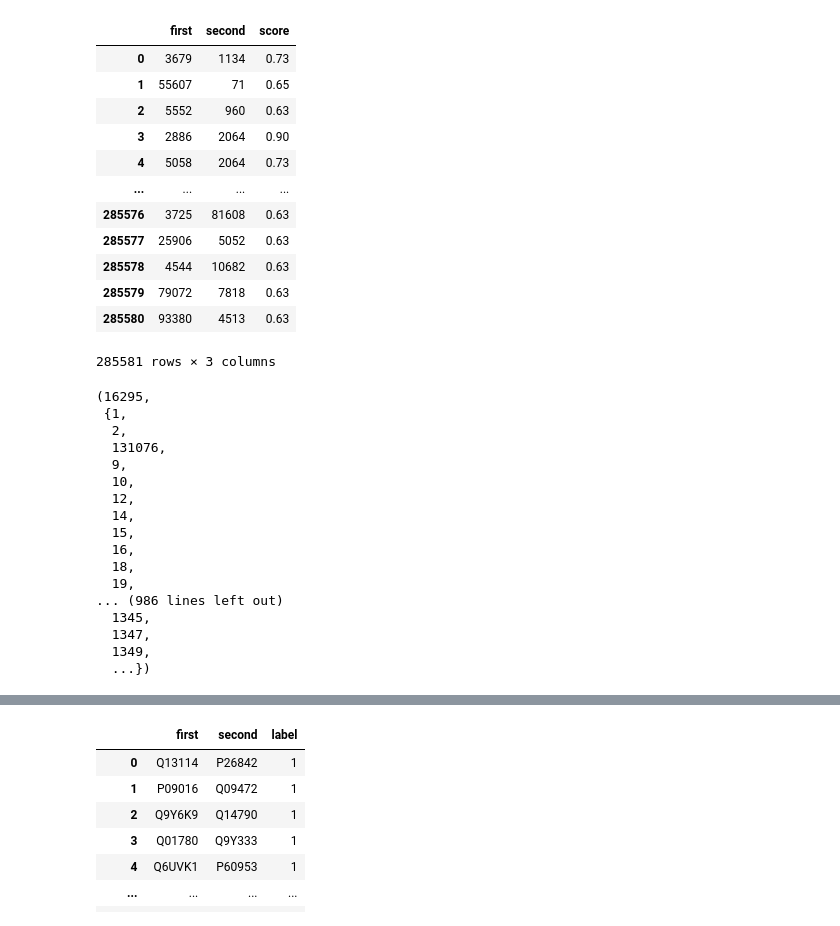
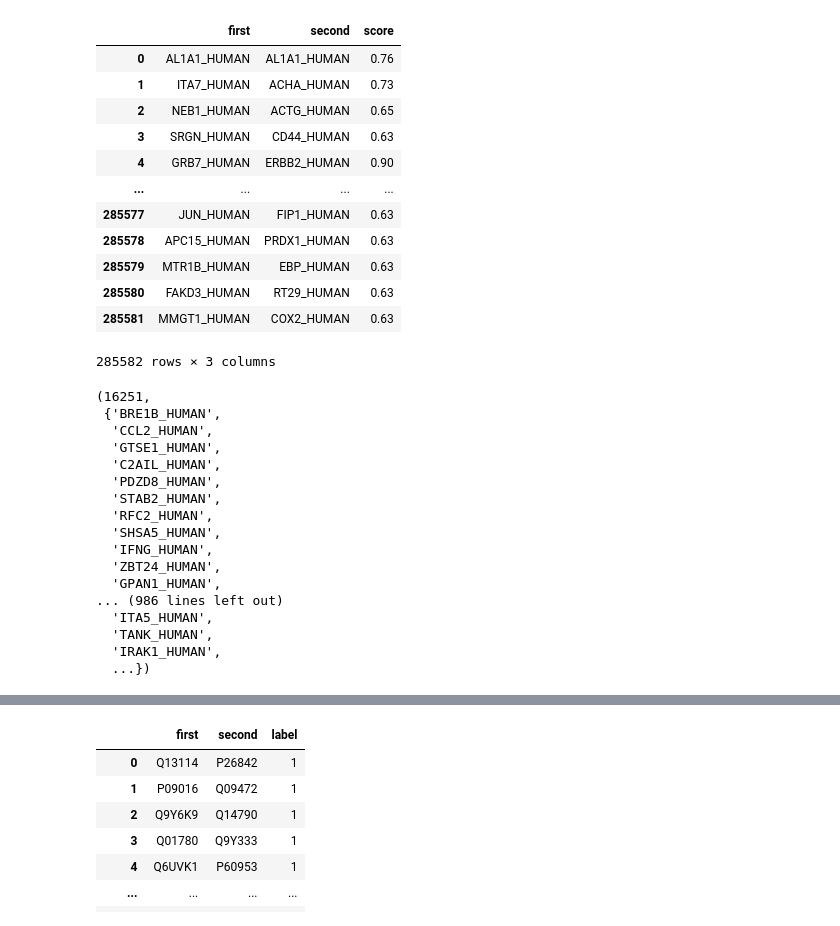
Before and after one commit to anhvt00/MCAPS, a Jupyter notebook: data/External-datasets/HIPPIE/prep_hippie.ipynb, the cells around one changed output, grey strips where cells are left out. Saved outputs shown, nothing was run; the diff lists cells and outputs as text; code cells hidden in the pictures.

```diff
--- a/data/External-datasets/HIPPIE/prep_hippie.ipynb
+++ b/data/External-datasets/HIPPIE/prep_hippie.ipynb
@@ -4,44 +4,44 @@ import pandas as pd
 import numpy as np
 # %%
 # Original hippie ver 2 dataset
-hip_orig = pd.read_csv('hippie_ver2.tsv', sep='\t')
+hip_orig = pd.read_csv('hippie_ver2.tsv', sep='\t', header=None)
 hip_orig.columns = ['first', 'second', 'score']
 hip_orig
 # %% [output]
 |  | first | second | score |
-| 0 | 3679 | 1134 | 0.73 |
-| 1 | 55607 | 71 | 0.65 |
-| 2 | 5552 | 960 | 0.63 |
-| 3 | 2886 | 2064 | 0.90 |
-| 4 | 5058 | 2064 | 0.73 |
+| 0 | AL1A1_HUMAN | AL1A1_HUMAN | 0.76 |
+| 1 | ITA7_HUMAN | ACHA_HUMAN | 0.73 |
+| 2 | NEB1_HUMAN | ACTG_HUMAN | 0.65 |
+| 3 | SRGN_HUMAN | CD44_HUMAN | 0.63 |
+| 4 | GRB7_HUMAN | ERBB2_HUMAN | 0.90 |
 | ... | ... | ... | ... |
-| 285576 | 3725 | 81608 | 0.63 |
-| 285577 | 25906 | 5052 | 0.63 |
-| 285578 | 4544 | 10682 | 0.63 |
-| 285579 | 79072 | 7818 | 0.63 |
-| 285580 | 93380 | 4513 | 0.63 |
+| 285577 | JUN_HUMAN | FIP1_HUMAN | 0.63 |
+| 285578 | APC15_HUMAN | PRDX1_HUMAN | 0.63 |
+| 285579 | MTR1B_HUMAN | EBP_HUMAN | 0.63 |
+| 285580 | FAKD3_HUMAN | RT29_HUMAN | 0.63 |
+| 285581 | MMGT1_HUMAN | COX2_HUMAN | 0.63 |
-285581 rows × 3 columns
+285582 rows × 3 columns
 # %%
 # Create set of proteins in hippie ver 2
 set_hip_orig = set(list(hip_orig['first'])+list(hip_orig['second']))
 len(set_hip_orig), set_hip_orig
 # %% [output]
-(16295,
- {1,
-  2,
-  131076,
-  9,
-  10,
-  12,
-  14,
-  15,
-  16,
-  18,
-  19,
+(16251,
+ {'BRE1B_HUMAN',
+  'CCL2_HUMAN',
+  'GTSE1_HUMAN',
+  'C2AIL_HUMAN',
+  'PDZD8_HUMAN',
+  'STAB2_HUMAN',
+  'RFC2_HUMAN',
+  'SHSA5_HUMAN',
+  'IFNG_HUMAN',
+  'ZBT24_HUMAN',
+  'GPAN1_HUMAN',
 ... (986 lines left out)
-  1345,
-  1347,
-  1349,
+  'ITA5_HUMAN',
+  'TANK_HUMAN',
+  'IRAK1_HUMAN',
   ...})
 # %%
 # Write set of proteins in hprd original to file
```
Also changed, not shown: parts of 13 cells of this notebook, 2 other files.
